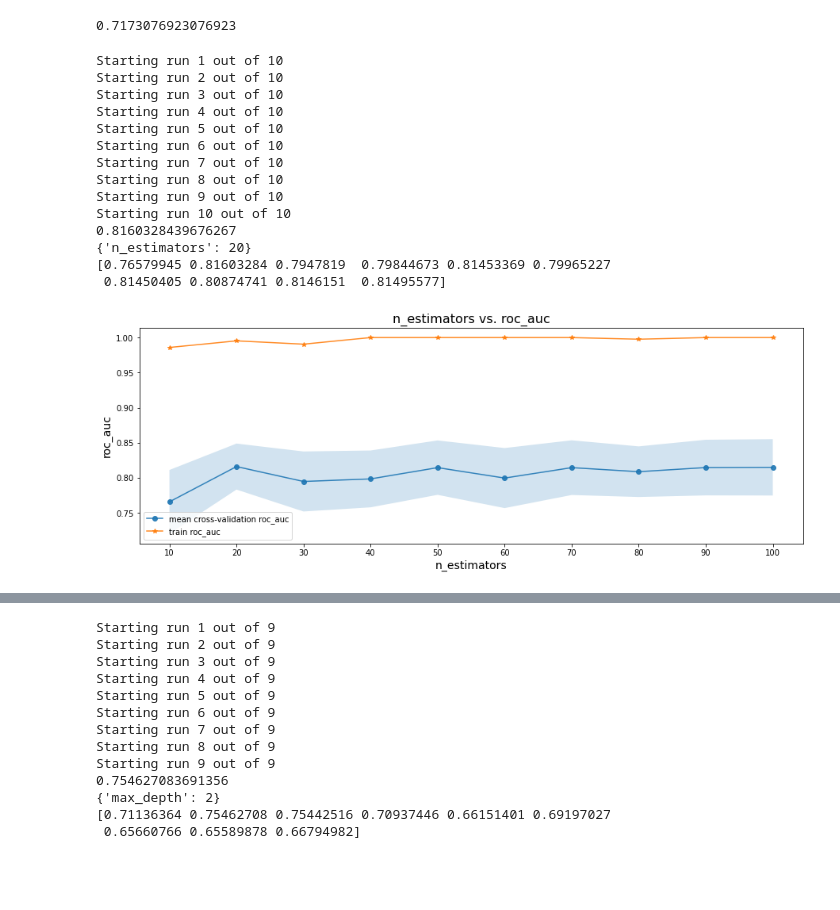
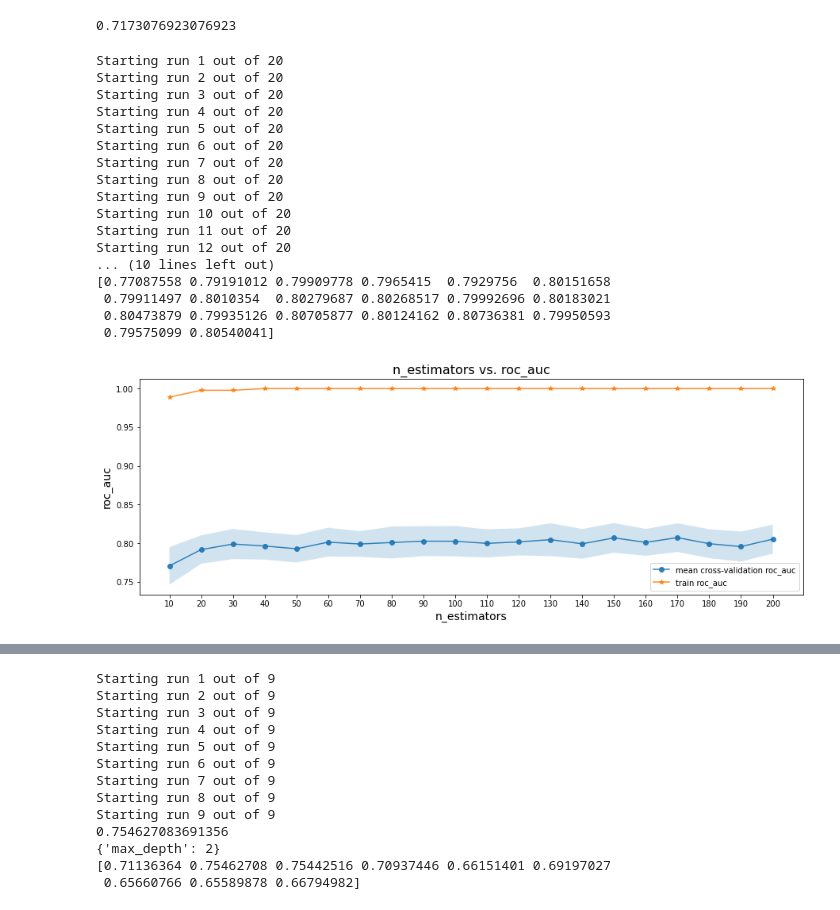
Before and after one commit to MaxMay95/CS7641-NCAA-Predictions, a Jupyter notebook: harrison_copy.ipynb, the cells around one changed output, grey strips where cells are left out. Drawn from its saved outputs; the diff is of its cells as text; code cells hidden in the pictures; blank space fills up the shorter version.

Commit message:
Random forest updates

```diff
--- a/harrison_copy.ipynb
+++ b/harrison_copy.ipynb
@@ -65,25 +65,27 @@ GridSearchCV(cv=10, error_score=nan,
 kbest =  SelectKBest(mutual_info_classif, k=10)
 X_train_kbest = kbest.fit_transform(X_train, y_train)
 # %%
-estimators = [{'n_estimators':x} for x in range(10,101,10)]
-rf_scale = StandardScaler()
-cv_results = run_cross_validation(rf_scale.fit_transform(X_train), y_train, estimators, RandomForestClassifier, scoring='roc_auc')
+estimators = [{'n_estimators':x} for x in range(10,201,10)]
+cv_results = run_cross_validation(X_train, y_train, estimators, RandomForestClassifier, plot_args={'plot_hyperparam':'n_estimators'}, scoring='roc_auc')
 print(max(cv_results[0]))
 print(cv_results[3])
 print(cv_results[0])
 # %% [output]
-Starting run 1 out of 10
-Starting run 2 out of 10
-Starting run 3 out of 10
-Starting run 4 out of 10
-Starting run 5 out of 10
-Starting run 6 out of 10
-Starting run 7 out of 10
-Starting run 8 out of 10
-Starting run 9 out of 10
-Starting run 10 out of 10
-0.8160328439676267
-{'n_estimators': 20}
-[0.76579945 0.81603284 0.7947819  0.79844673 0.81453369 0.79965227
- 0.81450405 0.80874741 0.8146151  0.81495577]
+Starting run 1 out of 20
+Starting run 2 out of 20
+Starting run 3 out of 20
+Starting run 4 out of 20
+Starting run 5 out of 20
+Starting run 6 out of 20
+Starting run 7 out of 20
+Starting run 8 out of 20
+Starting run 9 out of 20
+Starting run 10 out of 20
+Starting run 11 out of 20
+Starting run 12 out of 20
+... (10 lines left out)
+[0.77087558 0.79191012 0.79909778 0.7965415  0.7929756  0.80151658
+ 0.79911497 0.8010354  0.80279687 0.80268517 0.79992696 0.80183021
+ 0.80473879 0.79935126 0.80705877 0.80124162 0.80736381 0.79950593
+ 0.79575099 0.80540041]
-[figure, old version]
+[figure, new version]
```
Also changed, not shown: parts of 2 cells of this notebook.
